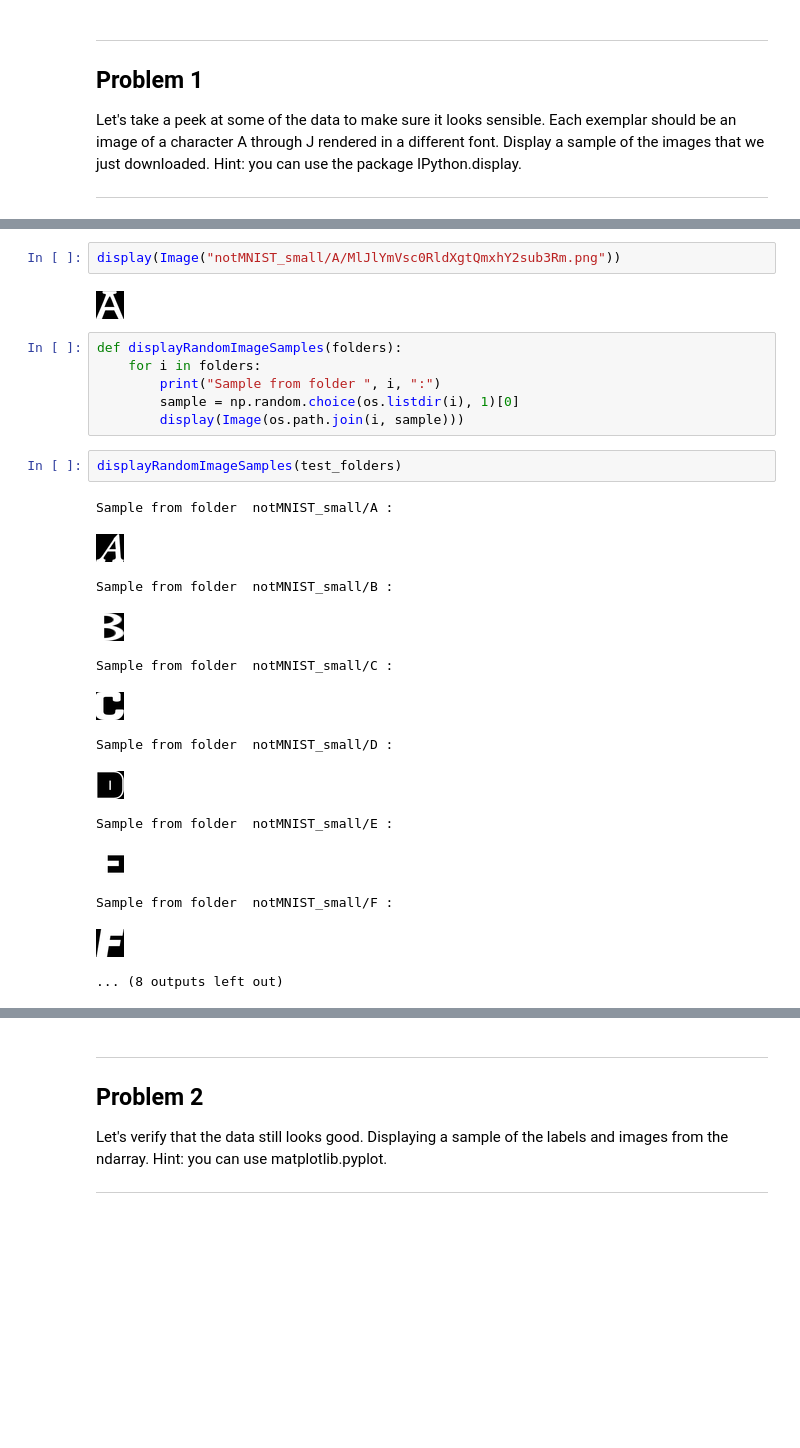
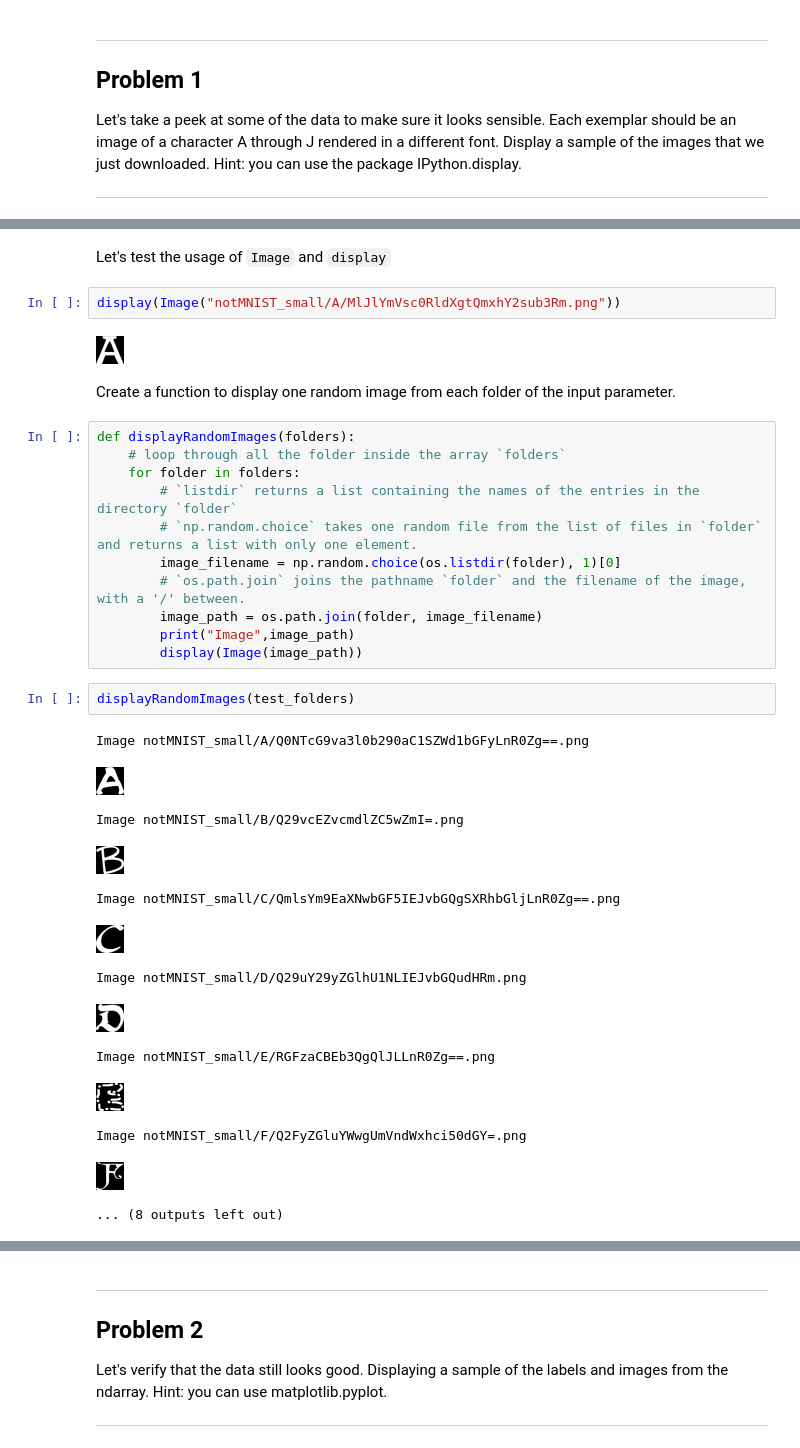
Before and after one commit to SebastienBoisard/DeepLearning-Course-ud730, a Jupyter notebook: Assignment_1_not_mnist/1_notmnist.ipynb, the cells around one changed output, grey strips where cells are left out. Cells and saved outputs as stored; diff of their text form; blank space fills up the shorter version.

```diff
--- a/Assignment_1_not_mnist/1_notmnist.ipynb
+++ b/Assignment_1_not_mnist/1_notmnist.ipynb
@@ -98,27 +146,36 @@ Let's take a peek at some of the data to make sure it looks sensible. Each exemp
+# %% [markdown]
+Let's test the usage of `Image` and `display`
 # %%
 display(Image("notMNIST_small/A/MlJlYmVsc0RldXgtQmxhY2sub3Rm.png"))
 # %% [output]
 [figure]
-# %%
-def displayRandomImageSamples(folders):
-    for i in folders:
-        print("Sample from folder ", i, ":")
-        sample = np.random.choice(os.listdir(i), 1)[0]
-        display(Image(os.path.join(i, sample)))
+# %% [markdown]
+Create a function to display one random image from each folder of the input parameter.
+# %%
+def displayRandomImages(folders):
+    # loop through all the folder inside the array `folders`
+    for folder in folders:
+        # `listdir` returns a list containing the names of the entries in the directory `folder`
+        # `np.random.choice` takes one random file from the list of files in `folder` and returns a list with only one element.
+        image_filename = np.random.choice(os.listdir(folder), 1)[0]
+        # `os.path.join` joins the pathname `folder` and the filename of the image, with a '/' between.
+        image_path = os.path.join(folder, image_filename)
+        print("Image",image_path)
+        display(Image(image_path))
 # %%
-displayRandomImageSamples(test_folders)
+displayRandomImages(test_folders)
 # %% [output]
-Sample from folder  notMNIST_small/A :
+Image notMNIST_small/A/Q0NTcG9va3l0b290aC1SZWd1bGFyLnR0Zg==.png
-[figure, old version]
+[figure, new version]
-Sample from folder  notMNIST_small/B :
+Image notMNIST_small/B/Q29vcEZvcmdlZC5wZmI=.png
-[figure, old version]
+[figure, new version]
-Sample from folder  notMNIST_small/C :
+Image notMNIST_small/C/QmlsYm9EaXNwbGF5IEJvbGQgSXRhbGljLnR0Zg==.png
-[figure, old version]
+[figure, new version]
-Sample from folder  notMNIST_small/D :
+Image notMNIST_small/D/Q29uY29yZGlhU1NLIEJvbGQudHRm.png
-[figure, old version]
+[figure, new version]
-Sample from folder  notMNIST_small/E :
+Image notMNIST_small/E/RGFzaCBEb3QgQlJLLnR0Zg==.png
-[figure, old version]
+[figure, new version]
-Sample from folder  notMNIST_small/F :
+Image notMNIST_small/F/Q2FyZGluYWwgUmVndWxhci50dGY=.png
-[figure, old version]
+[figure, new version]
 ... (8 outputs left out)
 # %% [markdown]
```
Also changed, not shown: parts of 9 cells of this notebook.
